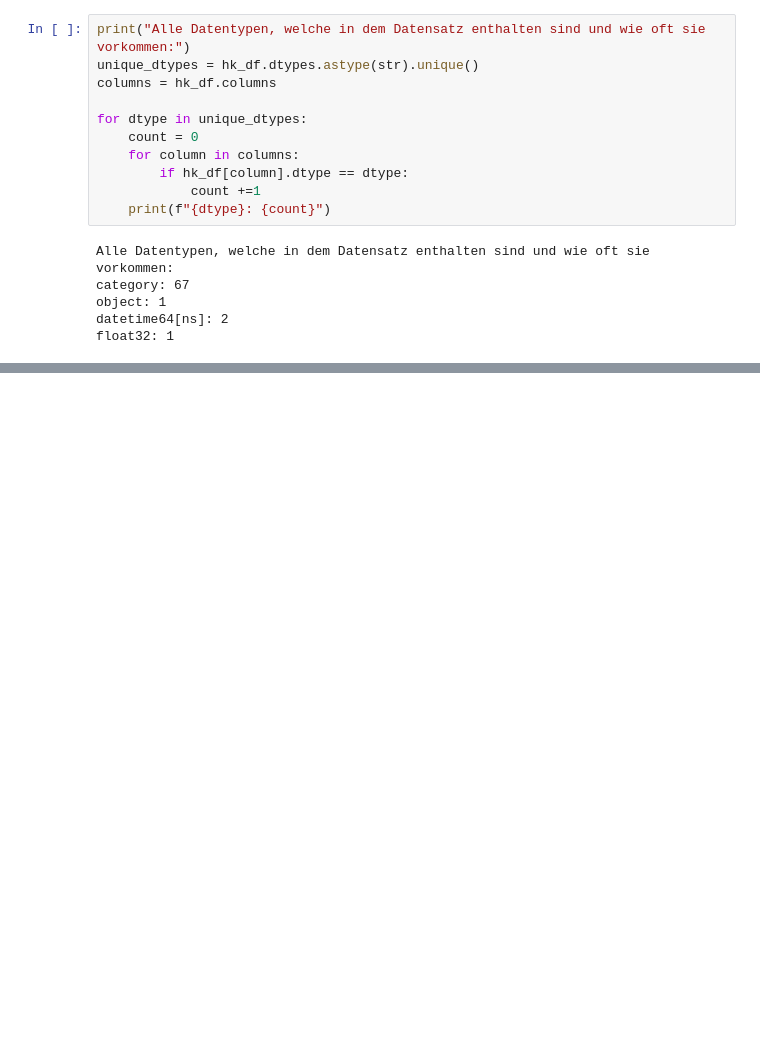
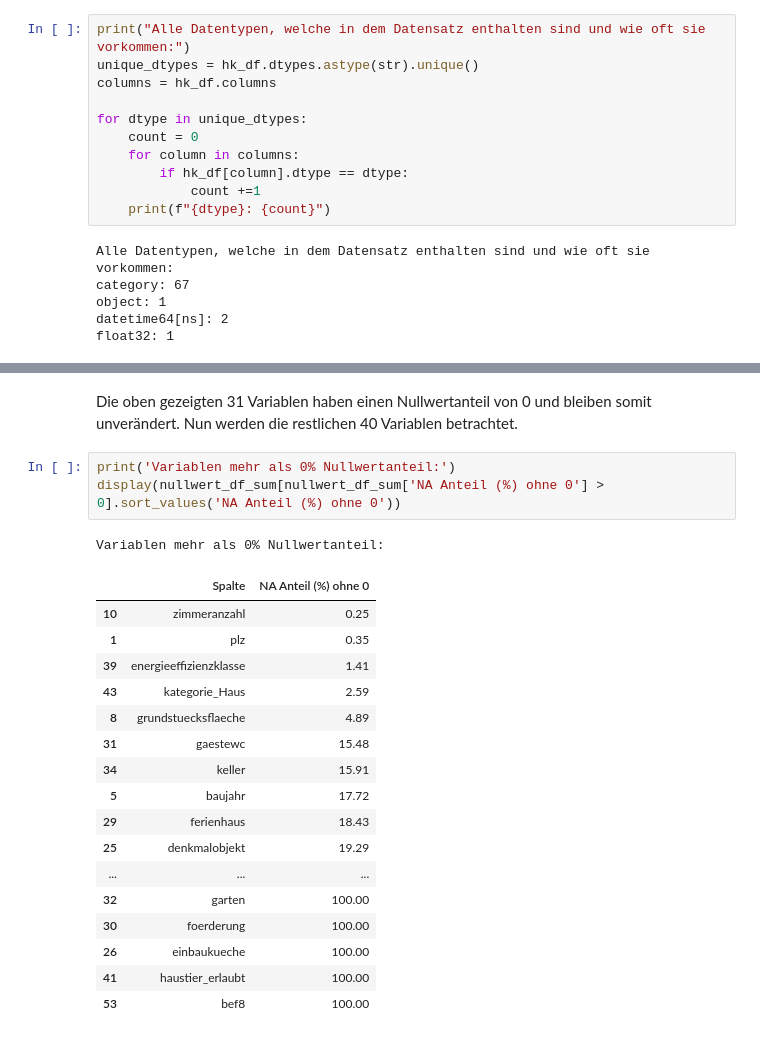
Before and after one commit to igci001/Data_Lab, a Jupyter notebook: DataLab_Emirhan_Igci.ipynb, the cells around one changed output, grey strips where cells are left out. Saved outputs shown, nothing was run; the diff lists cells and outputs as text; blank space fills up the shorter version.

```diff
--- a/DataLab_Emirhan_Igci.ipynb
+++ b/DataLab_Emirhan_Igci.ipynb
@@ -286,0 +356,24 @@ Name: count, dtype: int64
+# %% [markdown]
+Die oben gezeigten 31 Variablen haben einen Nullwertanteil von 0 und bleiben somit unverändert. Nun werden die restlichen 40 Variablen betrachtet.
+# %%
+print('Variablen mehr als 0% Nullwertanteil:')
+display(nullwert_df_sum[nullwert_df_sum['NA Anteil (%) ohne 0'] > 0].sort_values('NA Anteil (%) ohne 0'))
+# %% [output]
+Variablen mehr als 0% Nullwertanteil:
+|  | Spalte | NA Anteil (%) ohne 0 |
+| 10 | zimmeranzahl | 0.25 |
+| 1 | plz | 0.35 |
+| 39 | energieeffizienzklasse | 1.41 |
+| 43 | kategorie_Haus | 2.59 |
+| 8 | grundstuecksflaeche | 4.89 |
+| 31 | gaestewc | 15.48 |
+| 34 | keller | 15.91 |
+| 5 | baujahr | 17.72 |
+| 29 | ferienhaus | 18.43 |
+| 25 | denkmalobjekt | 19.29 |
+| ... | ... | ... |
+| 32 | garten | 100.00 |
+| 30 | foerderung | 100.00 |
+| 26 | einbaukueche | 100.00 |
+| 41 | haustier_erlaubt | 100.00 |
+| 53 | bef8 | 100.00 |
```
Also changed, not shown: parts of 11 cells of this notebook.
